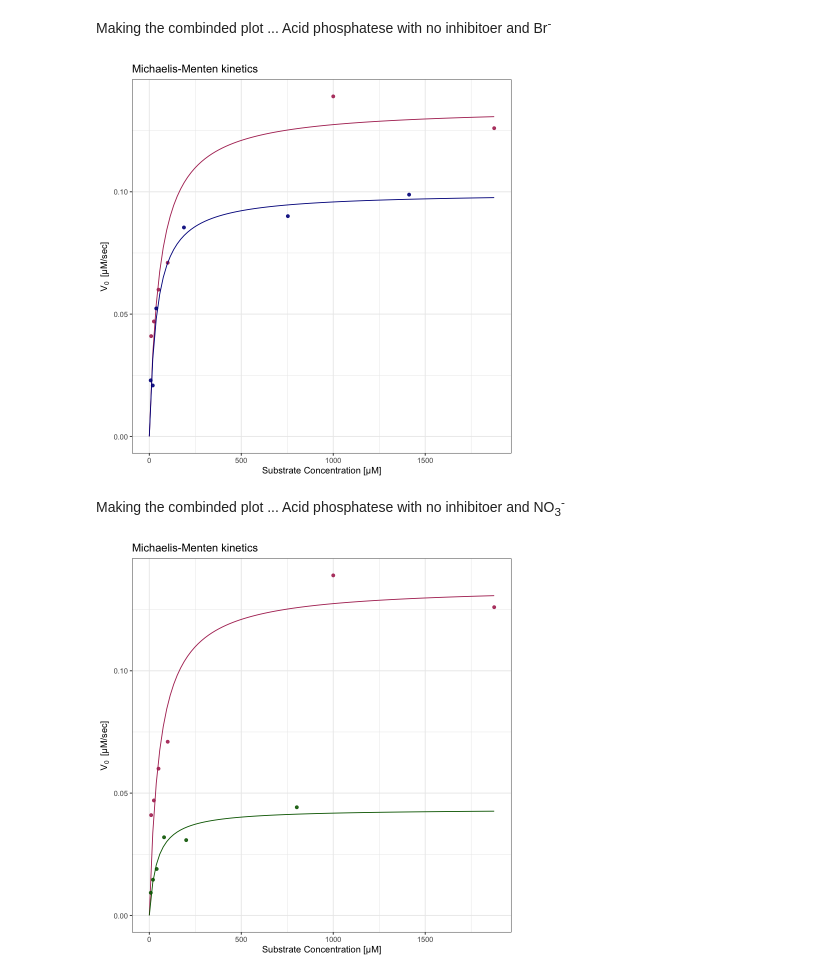
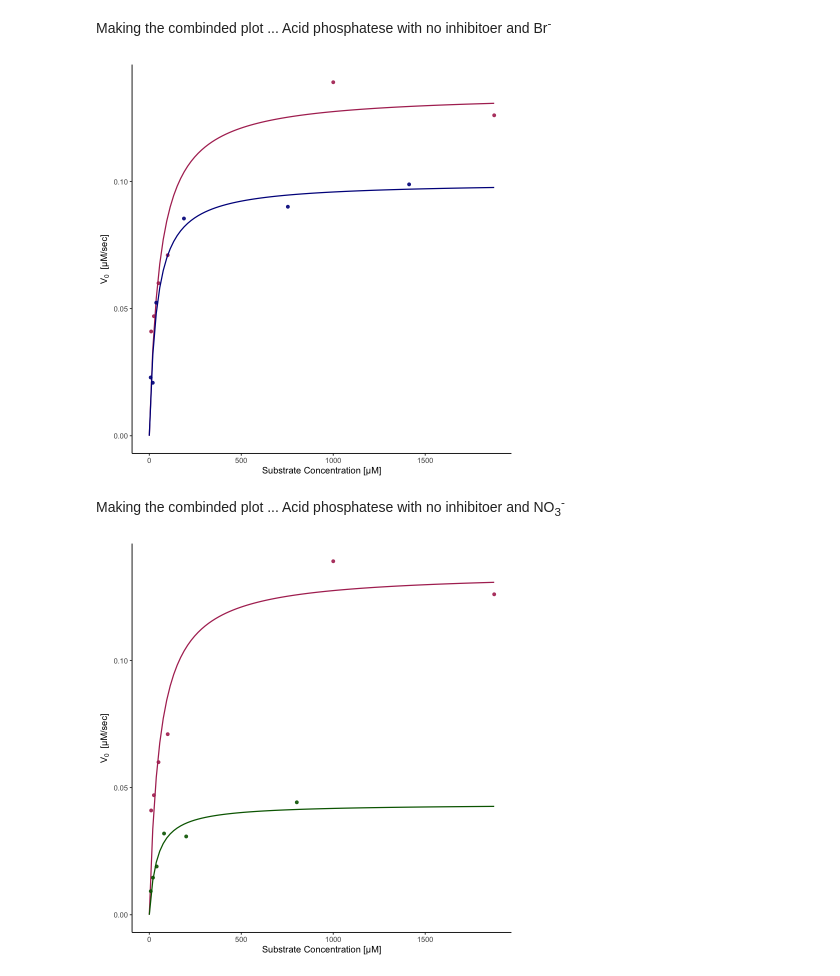
Before and after one commit to piqueen314/enzyme_kinematics, a Jupyter notebook: BioChemProjMixedCurves.ipynb, the cells around one changed output. Cells and saved outputs as stored; diff of their text form; code cells hidden in the pictures.

```diff
--- a/BioChemProjMixedCurves.ipynb
+++ b/BioChemProjMixedCurves.ipynb
@@ -75,31 +75,31 @@ mmlNO3$v <- predict(model.drm, newdata = mmlNO3)
 Making the combinded plot ... Acid phosphatese with  no inhibitoer and Br<sup>-</sup>
 # %%
 ggplot(mm, aes(x = S, y = v)) +
-  theme_bw() +
+  theme_classic() +
   xlab("Substrate Concentration [μM]") +
   ylab(bquote(V[0]~" [μM/sec]")) +
-  ggtitle("Michaelis-Menten kinetics") +
+  #ggtitle("Michaelis-Menten kinetics") +
   geom_point(data = mm, alpha = 0.9, colour = "maroon") +
-  geom_line(data = mml, aes(x = S, y = v), colour = "maroon") +
+  geom_line(data = mml, aes(x = S, y = v), colour = "maroon", linewidth = 0.7) +
   geom_point(data = mmBr, alpha = 0.9, colour = "dark blue") +
-  geom_line(data = mmlBr, aes(x = S, y = v), colour = "darkblue")
+  geom_line(data = mmlBr, aes(x = S, y = v), colour = "darkblue", linewidth = 0.7)
 # %% [output]
-[figure, old version]
+[figure, new version]
 # %%
 ggsave("mmBrComb.pdf", width = 6, height = 4, device = cairo_pdf) #write to pdf
 # %% [markdown]
 Making the combinded plot ... Acid phosphatese with no inhibitoer and NO<sub>3</sub><sup>-</sup>
 # %%
 ggplot(mm, aes(x = S, y = v)) +
-  theme_bw() +
+  theme_classic() +
   xlab("Substrate Concentration [μM]") +
   ylab(bquote(V[0]~" [μM/sec]")) +
-  ggtitle("Michaelis-Menten kinetics") +
+  #ggtitle("Michaelis-Menten kinetics") +
   geom_point(data = mm, alpha = 0.9, colour = "maroon") +
-  geom_line(data = mml, aes(x = S, y = v), colour = "maroon") +
+  geom_line(data = mml, aes(x = S, y = v), colour = "maroon", linewidth = 0.7) +
   geom_point(data = mmNO3, alpha = 0.9, colour = "dark green") +
-  geom_line(data = mmlNO3, aes(x = S, y = v), colour = "dark green")
+  geom_line(data = mmlNO3, aes(x = S, y = v), colour = "dark green", linewidth = 0.7)
 # %% [output]
-[figure, old version]
+[figure, new version]
 # %%
 ggsave("mmNO3Comb.pdf", width = 6, height = 4, device = cairo_pdf) #write to pdf
```
Also changed, not shown: 7 other files.
